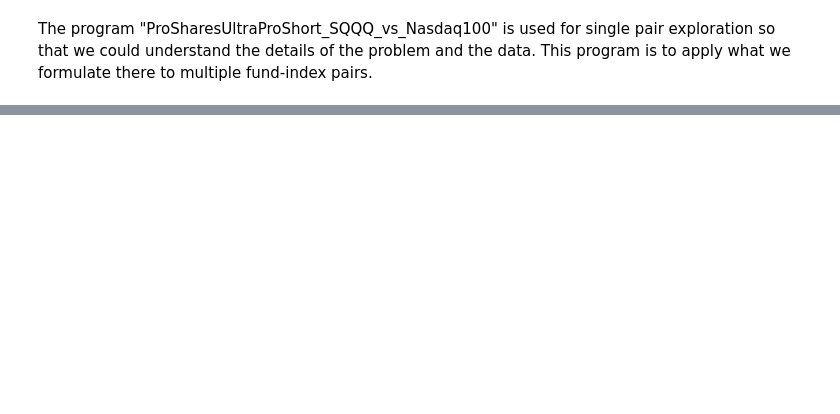
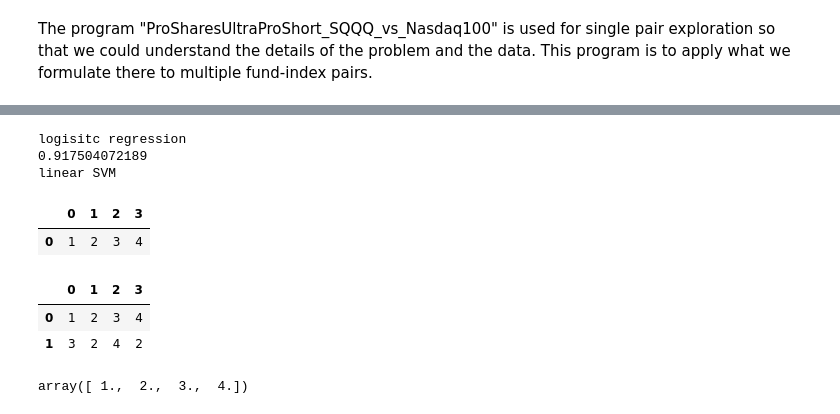
Before and after one commit to tianhuil/dataprojects, a Jupyter notebook: wuyang/src/MassiveTestonMultiplePairs.ipynb, the cells around one changed output, grey strips where cells are left out. Cells and saved outputs as stored; diff of their text form; code cells hidden in the pictures; blank space fills up the shorter version.

Commit message:
update mutiple methods for multiple fund index pair

```diff
--- a/wuyang/src/MassiveTestonMultiplePairs.ipynb
+++ b/wuyang/src/MassiveTestonMultiplePairs.ipynb
@@ -65,0 +313,8 @@ def outliers_by_moving_average(data, num_neighbor, threshold):
+# %%
+df_pairs_deviation = pairs_deviation(df_fund_index_pair_codes, days_back, percentile)
+# %% [output]
+logisitc regression
+0.917504072189
+linear SVM
+# %%
+t1 = [1,2,3,4]
@@ -65,0 +323,12 @@ def outliers_by_moving_average(data, num_neighbor, threshold):
+# %%
+pd.DataFrame([t1])
+# %% [output]
+|  | 0 | 1 | 2 | 3 |
+| 0 | 1 | 2 | 3 | 4 |
+# %%
+t2 = [3, 2, 4, 2]
+pd.DataFrame([t1,t2])
+# %% [output]
+|  | 0 | 1 | 2 | 3 |
+| 0 | 1 | 2 | 3 | 4 |
+| 1 | 3 | 2 | 4 | 2 |
@@ -65,0 +337,4 @@ def outliers_by_moving_average(data, num_neighbor, threshold):
+# %%
+np.mean(t2, axis=0)
+# %% [output]
+array([ 1.,  2.,  3.,  4.])
```
Also changed, not shown: parts of 19 cells of this notebook, 1 other file.
